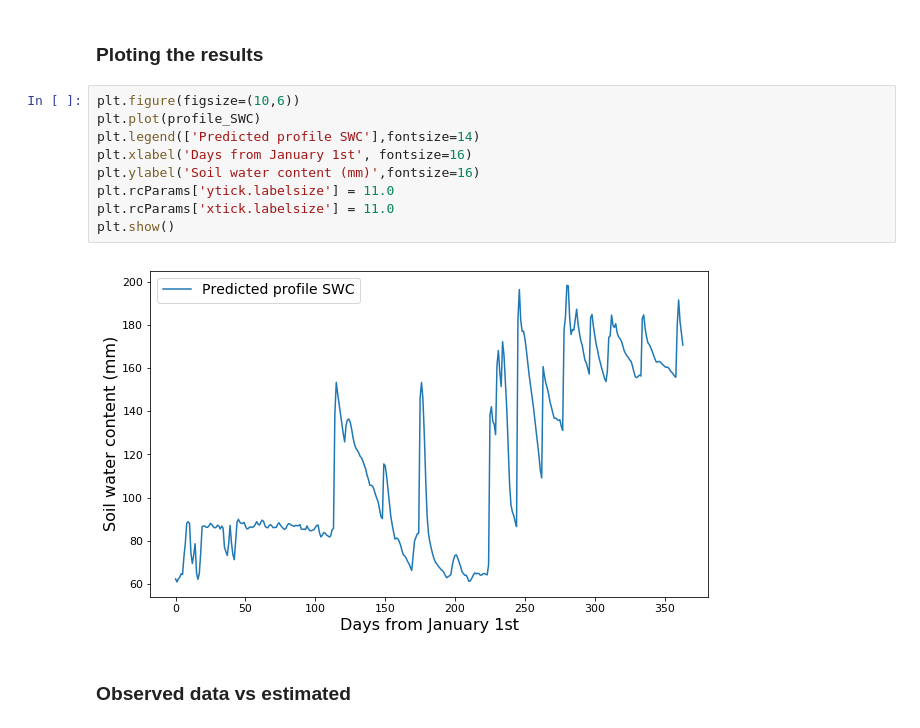
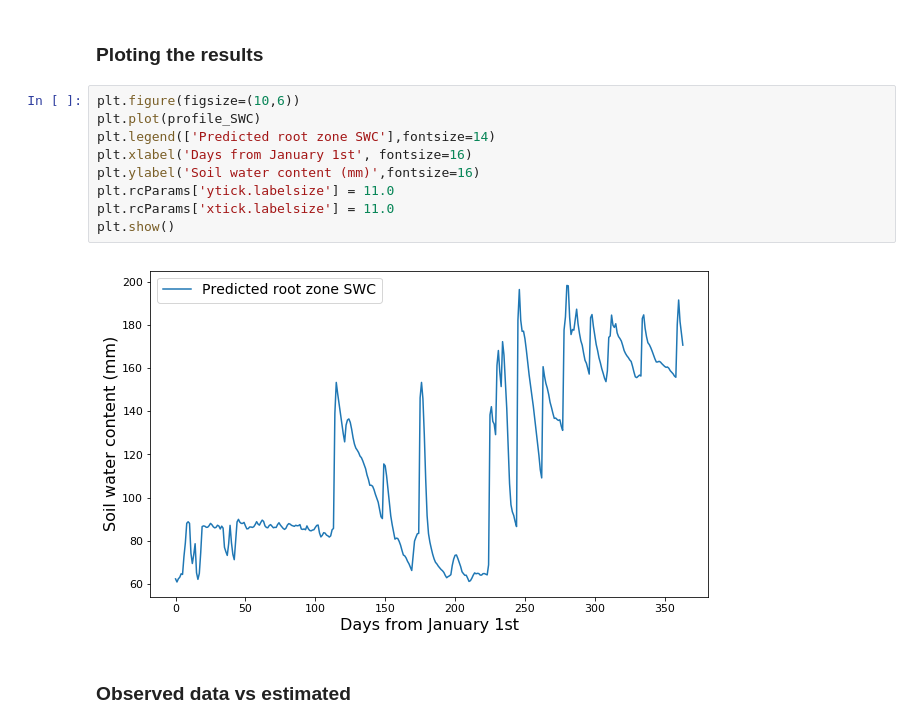
Before and after one commit to mnajjartabar/project, a Jupyter notebook: SWI_function.ipynb, the cells around one changed output. Saved outputs shown, nothing was run; the diff lists cells and outputs as text.

```diff
--- a/SWI_function.ipynb
+++ b/SWI_function.ipynb
@@ -72,14 +70,14 @@ profile_SWC = SWIfn(vwc5,surface_max_storage,sub_surf_max_storage,1)
 # %%
 plt.figure(figsize=(10,6))
 plt.plot(profile_SWC)
-plt.legend(['Predicted profile SWC'],fontsize=14)
+plt.legend(['Predicted root zone SWC'],fontsize=14)
 plt.xlabel('Days from January 1st', fontsize=16)
 plt.ylabel('Soil water content (mm)',fontsize=16)
 plt.rcParams['ytick.labelsize'] = 11.0
 plt.rcParams['xtick.labelsize'] = 11.0
 plt.show()
 # %% [output]
-[figure, old version]
+[figure, new version]
 # %% [markdown]
 ### Observed data vs estimated
 # %%
```
Also changed, not shown: parts of 7 cells of this notebook, 1 other file.
